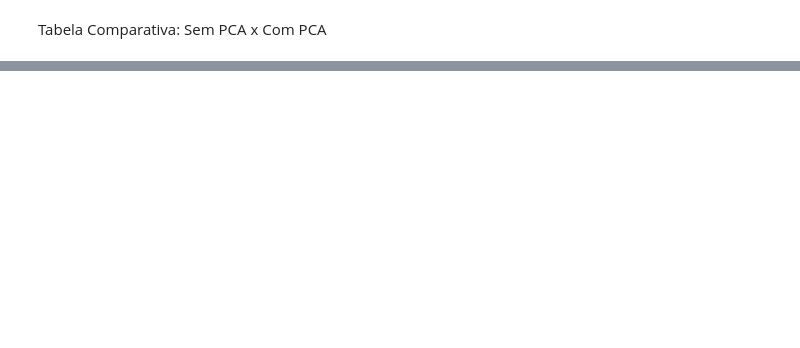
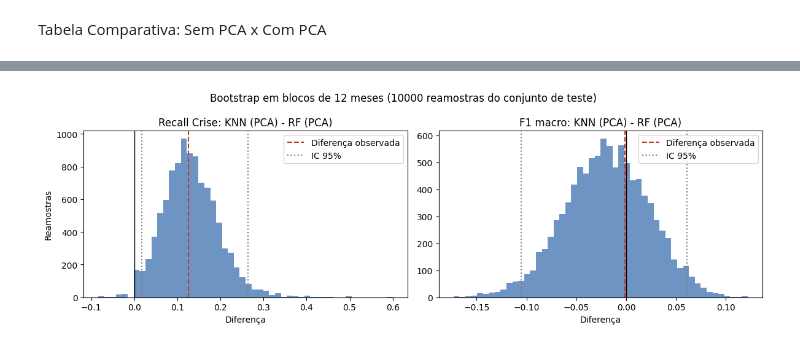
Before and after one commit to tcc-financial-crisis/treinamento-modelos-base-nova, a Jupyter notebook: model_training.ipynb, the cells around one changed output, grey strips where cells are left out. Cells and saved outputs as stored; diff of their text form; code cells hidden in the pictures; blank space fills up the shorter version.

```diff
--- a/model_training.ipynb
+++ b/model_training.ipynb
@@ -1096,0 +1169,82 @@ display(
+# %%
+import numpy as np
+import pandas as pd
+import matplotlib.pyplot as plt
+
+# =====================================================
+# BOOTSTRAP EM BLOCOS: KNN (PCA) x RANDOM FOREST (PCA)
+# =====================================================
+# Reamostra o conjunto de teste para verificar se a diferença entre os dois modelos
+# é maior do que a variação esperada. Usa blocos de 12 meses consecutivos para
+# preservar a dependência temporal (meses de crise vêm em sequência).
+
+N_REAMOSTRAS = 10000
+TAMANHO_BLOCO = 12
+rng = np.random.default_rng(42)
+
+y_true = np.asarray(y_test_pca)
+pred_knn = best_knn_pca.predict(X_test_pca)
+pred_rf = best_rf_pca.predict(X_test_pca)
+n = len(y_true)
+
+def metricas(y, pred):
+    return {
+        "Recall Crise": recall_score(y, pred, pos_label=1, zero_division=0),
+        "Recall Normal": recall_score(y, pred, pos_label=0, zero_division=0),
+        "Recall macro": recall_score(y, pred, average="macro", labels=ALL_CLASSES, zero_division=0),
+        "Precision macro": precision_score(y, pred, average="macro", labels=ALL_CLASSES, zero_division=0),
+        "F1 macro": f1_score(y, pred, average="macro", labels=ALL_CLASSES, zero_division=0)
+    }
+
+def indices_bloco():
+    # Sorteia inícios de blocos e concatena blocos de 12 meses até completar o tamanho do teste
+    inicios = rng.integers(0, n - TAMANHO_BLOCO + 1, size=int(np.ceil(n / TAMANHO_BLOCO)))
+    idx = np.concatenate([np.arange(i, i + TAMANHO_BLOCO) for i in inicios])
+    return idx[:n]
+
+observado_knn = metricas(y_true, pred_knn)
+observado_rf = metricas(y_true, pred_rf)
+
+diferencas = {m: [] for m in observado_knn}
+for _ in range(N_REAMOSTRAS):
+    idx = indices_bloco()
+    m_knn = metricas(y_true[idx], pred_knn[idx])
+    m_rf = metricas(y_true[idx], pred_rf[idx])
+    for m in diferencas:
+        diferencas[m].append(m_knn[m] - m_rf[m])
+
+linhas = []
+for m, valores in diferencas.items():
+    valores = np.array(valores)
+    ic_inf, ic_sup = np.percentile(valores, [2.5, 97.5])
+    linhas.append({
+        "metrica": m,
+        "KNN (PCA)": observado_knn[m],
+        "RF (PCA)": observado_rf[m],
+        "diferenca_observada (KNN - RF)": observado_knn[m] - observado_rf[m],
+        "IC 95% inferior": ic_inf,
+        "IC 95% superior": ic_sup,
+        "% reamostras KNN > RF": (valores > 0).mean() * 100,
+        "IC inclui zero?": "sim" if ic_inf <= 0 <= ic_sup else "não"
+    })
+
+df_bootstrap = pd.DataFrame(linhas).set_index("metrica").round(4)
+display(df_bootstrap)
+
+# ===== Distribuição das diferenças (KNN - RF) =====
+fig, axes = plt.subplots(1, 2, figsize=(12, 4))
+for ax, m in zip(axes, ["Recall Crise", "F1 macro"]):
+    valores = np.array(diferencas[m])
+    ax.hist(valores, bins=50, color="#4a7ab5", alpha=0.8)
+    ax.axvline(0, color="black", linewidth=1)
+    ax.axvline(observado_knn[m] - observado_rf[m], color="#c0392b", linestyle="--", label="Diferença observada")
+    ax.axvline(np.percentile(valores, 2.5), color="gray", linestyle=":", label="IC 95%")
+    ax.axvline(np.percentile(valores, 97.5), color="gray", linestyle=":")
+    ax.set_title(f"{m}: KNN (PCA) - RF (PCA)")
+    ax.set_xlabel("Diferença")
+    ax.legend()
+axes[0].set_ylabel("Reamostras")
+fig.suptitle(f"Bootstrap em blocos de {TAMANHO_BLOCO} meses ({N_REAMOSTRAS} reamostras do conjunto de teste)")
+plt.tight_layout()
+plt.show()
+# %% [output]
@@ -1096,0 +1258 @@ display(
+[figure, added]
```
Also changed, not shown: parts of 10 cells of this notebook, 1 other file.
